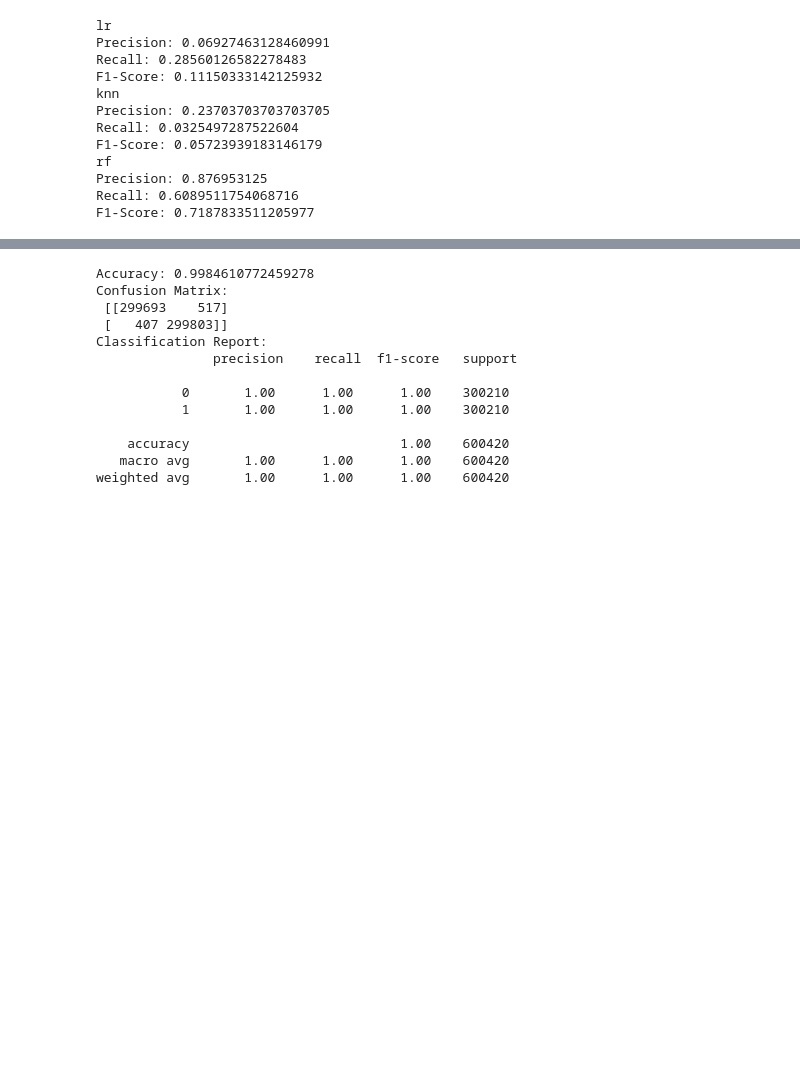
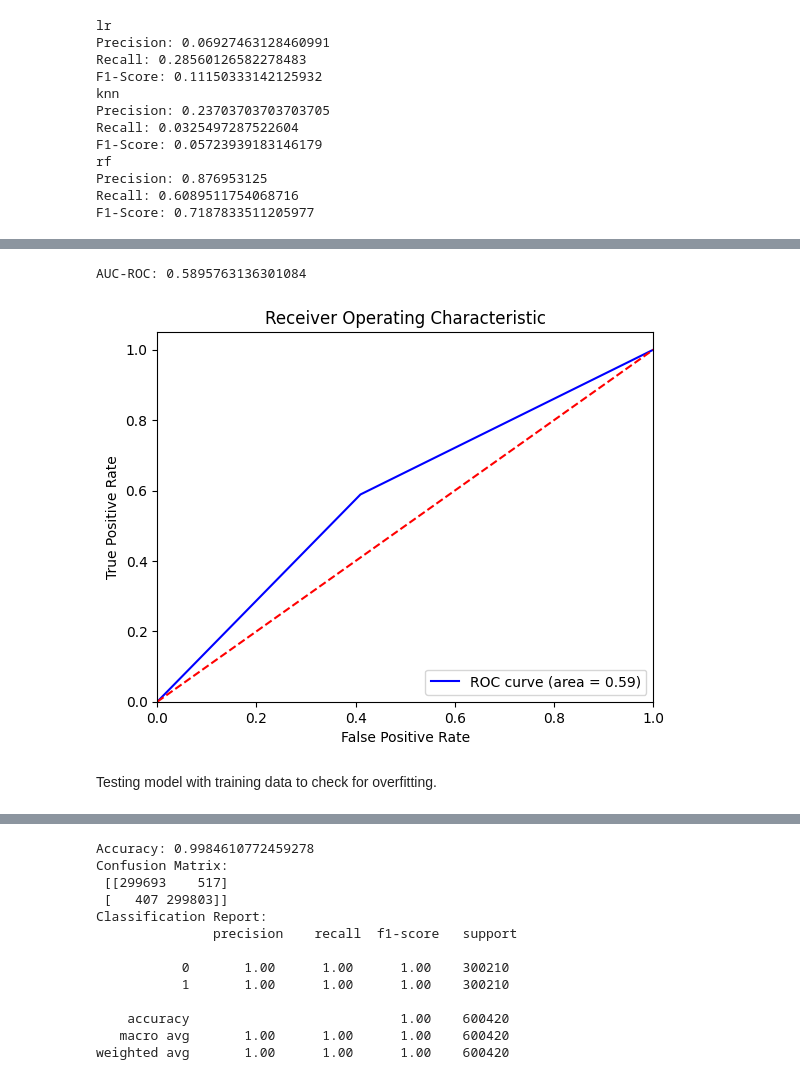
Before and after one commit to xavierach/IT1244-Project, a Jupyter notebook: code.ipynb, the cells around one changed output, grey strips where cells are left out. Drawn from its saved outputs; the diff is of its cells as text; code cells hidden in the pictures; blank space fills up the shorter version.

```diff
--- a/code.ipynb
+++ b/code.ipynb
@@ -715,0 +818,11 @@ plt.show()
+# %%
+lr = LogisticRegression(random_state=0, max_iter=1000)
+# Fit the model to the training data
+lr.fit(xtrain_important, ytrain_resampled)
+
+y_pred_lr_impt = lr.predict(xtest_important)
+
+# Print evaluation metrics
+print("Accuracy:", accuracy_score(ytest, y_pred_lr_impt))
+print("Confusion Matrix:\n", confusion_matrix(ytest, y_pred_lr_impt))
+print("Classification Report:\n", classification_report(ytest, y_pred_lr_impt))
@@ -716,3 +843,26 @@ plt.show()
+# %%
+fpr, tpr, thresholds = roc_curve(ytest, y_pred_lr_impt)
+
+# Calculate the AUC
+roc_auc = auc(fpr, tpr)
+print(f'AUC-ROC: {roc_auc}')
+
+# Plot the ROC curve
+plt.figure()
+plt.plot(fpr, tpr, color='blue', label='ROC curve (area = %0.2f)' % roc_auc)
+plt.plot([0, 1], [0, 1], color='red', linestyle='--')
+plt.xlim([0.0, 1.0])
+plt.ylim([0.0, 1.05])
+plt.xlabel('False Positive Rate')
+plt.ylabel('True Positive Rate')
+plt.title('Receiver Operating Characteristic')
+plt.legend(loc='lower right')
+plt.show()
+# %% [output]
+AUC-ROC: 0.5895763136301084
+[figure, added]
+# %% [markdown]
+Testing model with training data to check for overfitting.
 # %%
 # Fit the model to the training data
 logit_reg.fit(xtrain_resampled, ytrain_resampled)
```
Also changed, not shown: parts of 24 cells of this notebook.
